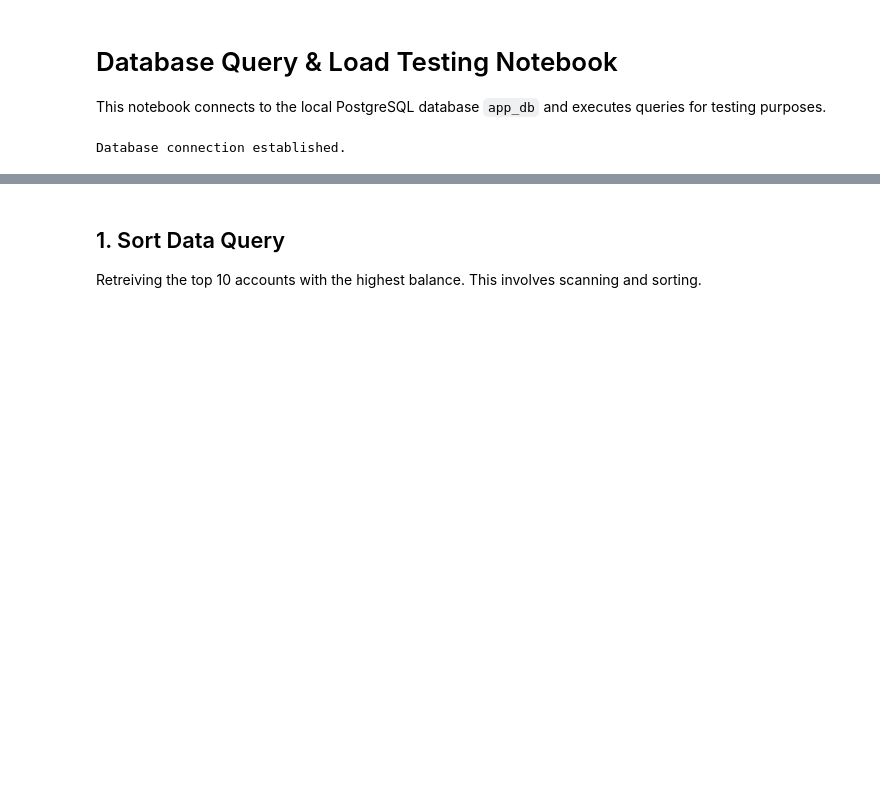
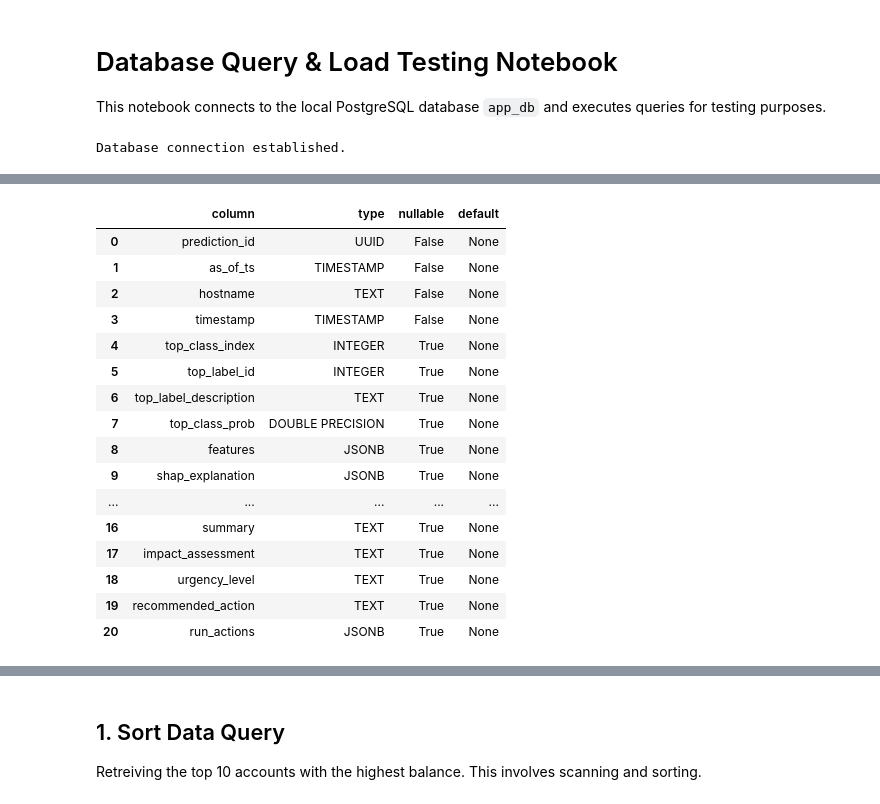
Before and after one commit to Galaxy-Office-Automation/Protaigo-SQL_Agent, a Jupyter notebook: database_queries.ipynb, the cells around one changed output, grey strips where cells are left out. Saved outputs shown, nothing was run; the diff lists cells and outputs as text; code cells hidden in the pictures; blank space fills up the shorter version.

```diff
--- a/database_queries.ipynb
+++ b/database_queries.ipynb
@@ -32,0 +182,77 @@ print("✓ Connected to database")
+# %%
+import pandas as pd
+from sqlalchemy import create_engine, inspect, text
+from IPython.display import display, Markdown
+
+# Database connection
+DATABASE_URL = "postgresql+psycopg2://kavach_readonly:kavach_readonly123@10.10.90.94:5434/alerts"
+engine = create_engine(DATABASE_URL)
+inspector = inspect(engine)
+
+print("✓ Connected to database")
+
+# Get all schemas except system ones
+schemas = [
+    s for s in inspector.get_schema_names()
+    if s not in ("information_schema", "pg_catalog")
+]
+
+for schema in schemas:
+    tables = inspector.get_table_names(schema=schema)
+
+    for table in tables:
+        display(Markdown(f"## 📦 `{schema}.{table}`"))
+
+        # ---- 1. TABLE SCHEMA ----
+        columns = inspector.get_columns(table, schema=schema)
+        schema_df = pd.DataFrame([
+            {
+                "column": c["name"],
+                "type": str(c["type"]),
+                "nullable": c["nullable"],
+                "default": c["default"]
+            }
+            for c in columns
+        ])
+
+        display(Markdown("### 🧱 Schema"))
+        display(schema_df)
+
+        # ---- 2. FIND BEST ORDER COLUMN ----
+        column_names = [c["name"] for c in columns]
+
+        preferred_time_cols = [
+            "updated_at", "created_at", "inserted_at", "event_time", "timestamp"
+        ]
+        order_col = next(
+            (c for c in preferred_time_cols if c in column_names),
+            None
+        )
+
+        if not order_col:
+            pk = inspector.get_pk_constraint(table, schema=schema)
+            if pk and pk.get("constrained_columns"):
+                order_col = pk["constrained_columns"][0]
+
+        # ---- 3. FETCH LAST 5 ROWS ----
+        if order_col:
+            query = text(f"""
+                SELECT *
+                FROM {schema}.{table}
+                ORDER BY {order_col} DESC
+                LIMIT 5
+            """)
+        else:
+            query = text(f"""
+                SELECT *
+                FROM {schema}.{table}
+                LIMIT 5
+            """)
+
+        try:
+            df = pd.read_sql(query, engine)
+            display(Markdown("### 📄 Latest 5 rows"))
+            display(df)
+        except Exception as e:
+            display(Markdown(f"❌ Error reading data: `{e}`"))
+# %% [output]
@@ -32,0 +262,17 @@ print("✓ Connected to database")
+|  | column | type | nullable | default |
+| 0 | prediction_id | UUID | False | None |
+| 1 | as_of_ts | TIMESTAMP | False | None |
+| 2 | hostname | TEXT | False | None |
+| 3 | timestamp | TIMESTAMP | False | None |
+| 4 | top_class_index | INTEGER | True | None |
+| 5 | top_label_id | INTEGER | True | None |
+| 6 | top_label_description | TEXT | True | None |
+| 7 | top_class_prob | DOUBLE PRECISION | True | None |
+| 8 | features | JSONB | True | None |
+| 9 | shap_explanation | JSONB | True | None |
+| ... | ... | ... | ... | ... |
+| 16 | summary | TEXT | True | None |
+| 17 | impact_assessment | TEXT | True | None |
+| 18 | urgency_level | TEXT | True | None |
+| 19 | recommended_action | TEXT | True | None |
+| 20 | run_actions | JSONB | True | None |
```
Also changed, not shown: parts of 4 cells of this notebook, 24 other files.
